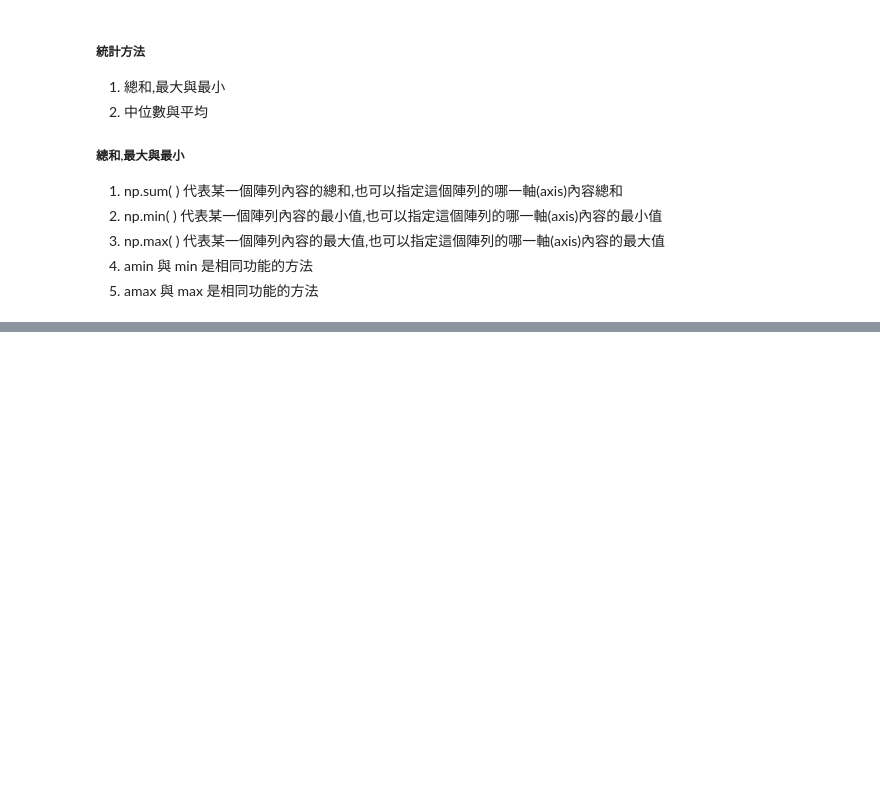
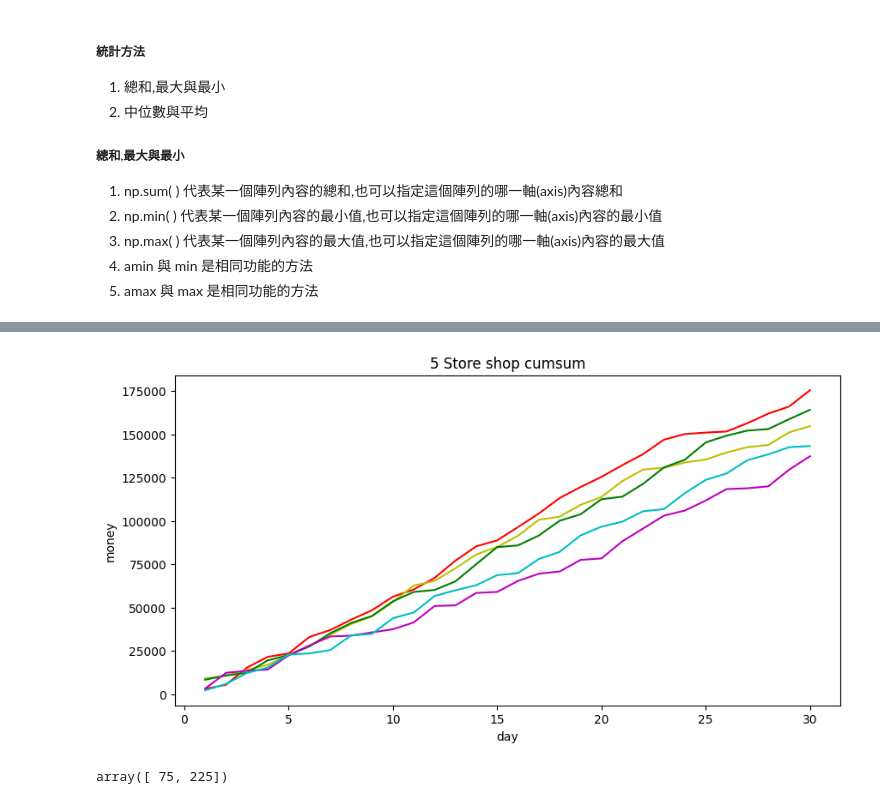
Before and after one commit to xuanlll17/11209_python, a Jupyter notebook: numpy/numpy.ipynb, the cells around one changed output, grey strips where cells are left out. Cells and saved outputs as stored; diff of their text form; code cells hidden in the pictures; blank space fills up the shorter version.

```diff
--- a/numpy/numpy.ipynb
+++ b/numpy/numpy.ipynb
@@ -1790,0 +1949,5 @@ array([[ 1.47157056,  0.39698292,  0.82847465, -0.52309032],
+# %%
+# 5家分店30天的營收
+
+fiveStore = np.random.randint(100, 10000, size=(5, 30))  # 100-9999, size = (列,欄)
+fiveStore
@@ -1790,0 +1970,5 @@ array([[ 1.47157056,  0.39698292,  0.82847465, -0.52309032],
+# %%
+# 累計每天5家店的營收
+
+fiveStoreCum = fiveStore.cumsum(axis=1)  # 沿著水平累加
+fiveStoreCum
@@ -1790,0 +1996,47 @@ array([[ 1.47157056,  0.39698292,  0.82847465, -0.52309032],
+# %%
+import matplotlib.pyplot as plt
+
+fig = plt.figure(figsize = (10, 5))
+ax1 = fig.add_subplot(1, 1, 1)
+ax1.plot(range(1, 31), fiveStoreCum[0,], 'r-')  # fiveStoreCum[0,] -> 取得陣列中第一列(處理多維陣列時),(fiveStoreCum[0]也可以)
+ax1.plot(range(1, 31), fiveStoreCum[1,], 'y-')
+ax1.plot(range(1, 31), fiveStoreCum[2,], 'g-')
+ax1.plot(range(1, 31), fiveStoreCum[3,], 'm-')
+ax1.plot(range(1, 31), fiveStoreCum[4,], 'c-')
+
+plt.title('5 Store shop cumsum')
+plt.xlabel('day')
+plt.ylabel('money')
+plt.show()
+# %% [output]
+[figure, added]
+# %%
+# 總和最大與最小
+
+import numpy as np
+a = np.array([[0, 30, 45], [60, 75, 90]])
+a
+"""
+array([[ 0, 30, 45],
+       [60, 75, 90]])
+"""
+
+# 傳回值
+np.sum(a)  # 對整個陣列進行總和計算
+"""
+300  # 0+30+45+60+75+90
+"""
+
+# 傳回一個軸
+# axis -> 指定要進行總和計算的軸,而該軸將被壓縮(collapse) => 降維,保持二維可以使用keepdims=True(a, axis, keepdims=True | False(不保持))
+np.sum(a, axis=0)  # 對每一欄進行總和計算,輸出一個具有原始陣列欄數的一維陣列
+"""
+array([ 60, 105, 135])  # [0+60, 30+75, 45+90]
+"""
+
+np.sum(a, axis=1)  # 對每一列進行總和計算,輸出一個具有原始陣列列數的一維陣列
+"""
+array([ 75, 225])  # [0+30+45, 60+75+90]
+"""
+# %% [output]
+array([ 75, 225])
```
Also changed, not shown: parts of 17 cells of this notebook.
